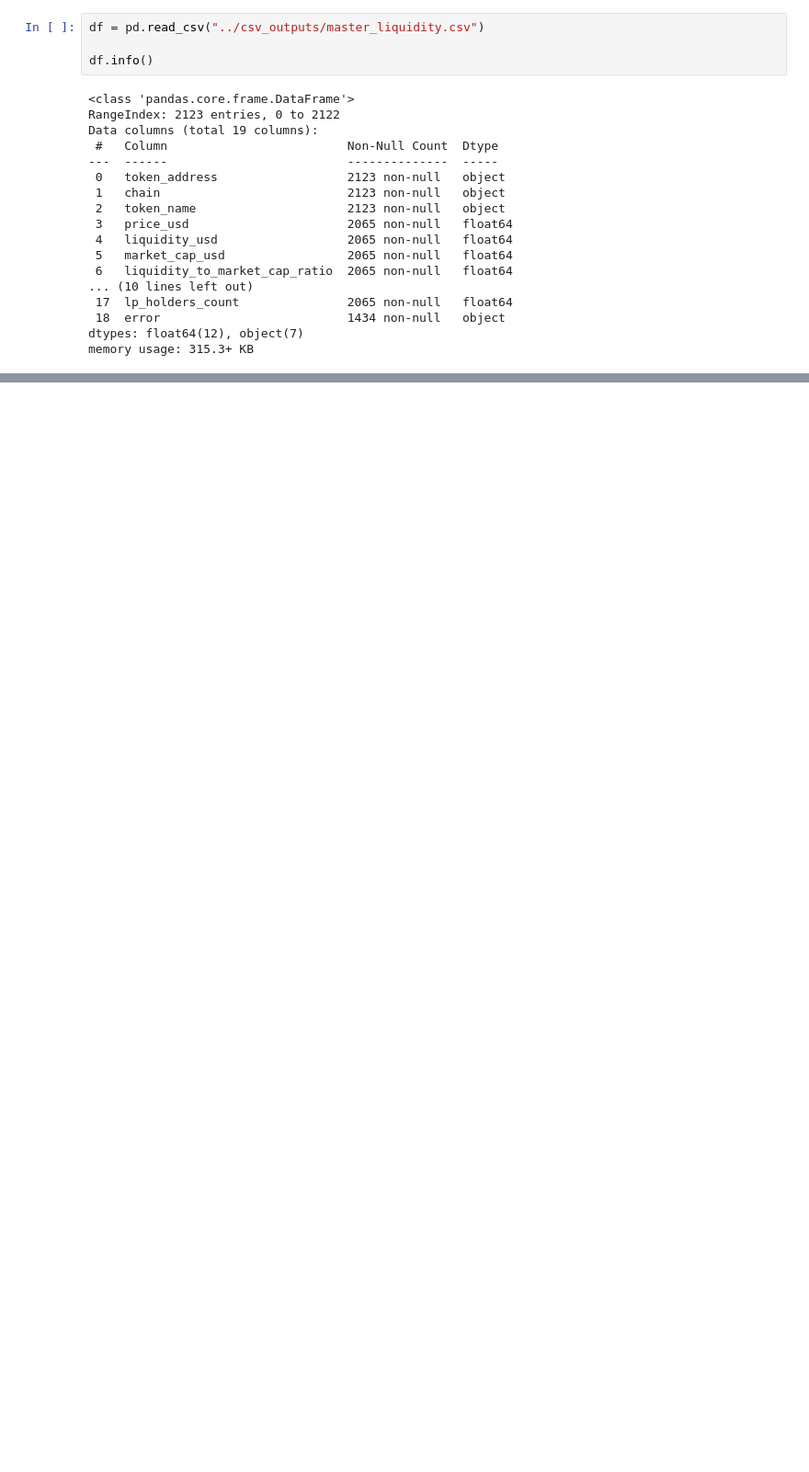
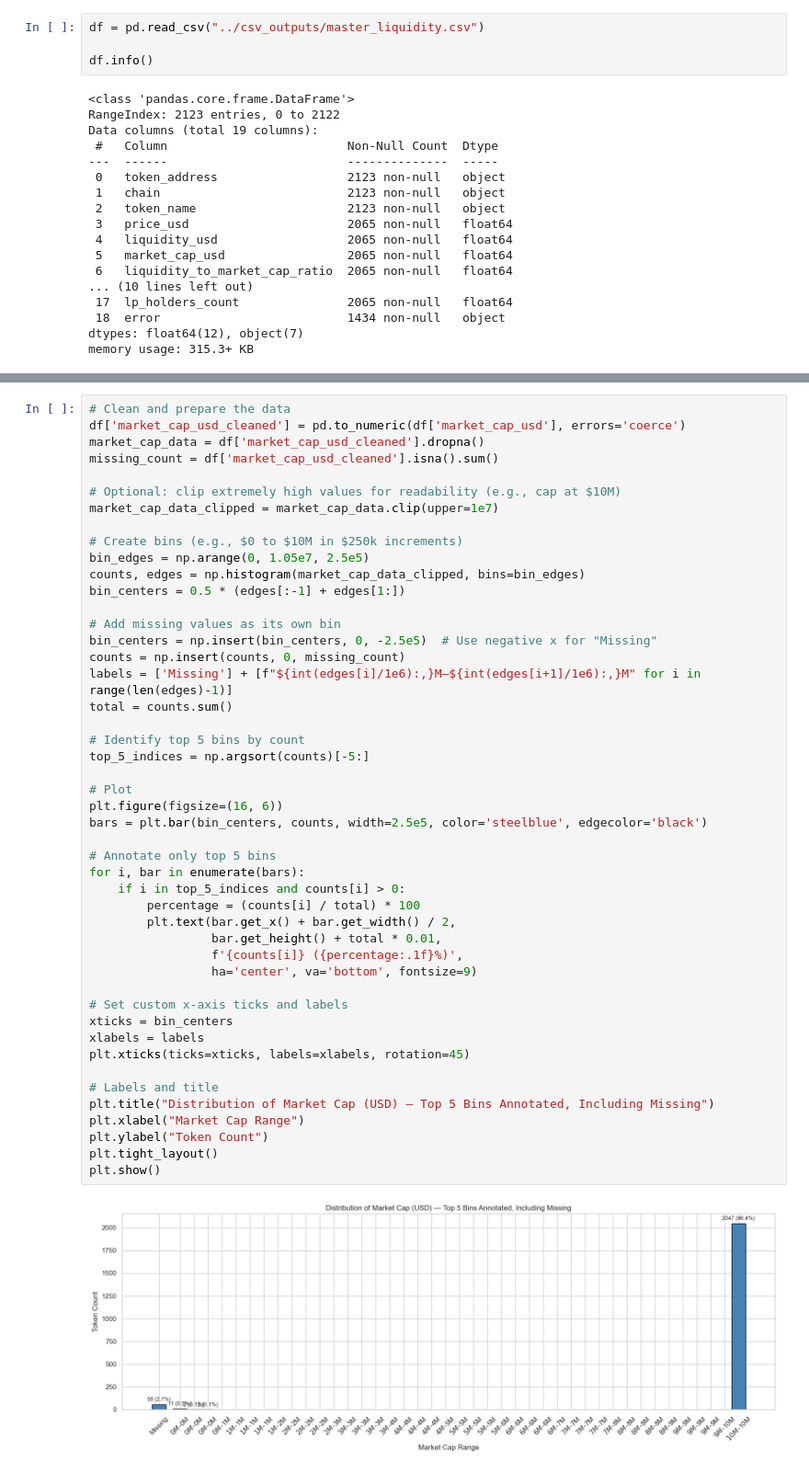
Before and after one commit to all-1807355/token-analyzer, a Jupyter notebook: data_analysis/liquidity_analysis.ipynb, the cells around one changed output, grey strips where cells are left out. Shown at 92% size. Cells and saved outputs as stored; diff of their text form; blank space fills up the shorter version.

```diff
--- a/data_analysis/liquidity_analysis.ipynb
+++ b/data_analysis/liquidity_analysis.ipynb
@@ -27,0 +80,49 @@ memory usage: 315.3+ KB
+# %%
+# Clean and prepare the data
+df['market_cap_usd_cleaned'] = pd.to_numeric(df['market_cap_usd'], errors='coerce')
+market_cap_data = df['market_cap_usd_cleaned'].dropna()
+missing_count = df['market_cap_usd_cleaned'].isna().sum()
+
+# Optional: clip extremely high values for readability (e.g., cap at $10M)
+market_cap_data_clipped = market_cap_data.clip(upper=1e7)
+
+# Create bins (e.g., $0 to $10M in $250k increments)
+bin_edges = np.arange(0, 1.05e7, 2.5e5)
+counts, edges = np.histogram(market_cap_data_clipped, bins=bin_edges)
+bin_centers = 0.5 * (edges[:-1] + edges[1:])
+
+# Add missing values as its own bin
+bin_centers = np.insert(bin_centers, 0, -2.5e5)  # Use negative x for "Missing"
+counts = np.insert(counts, 0, missing_count)
+labels = ['Missing'] + [f"${int(edges[i]/1e6):,}M–${int(edges[i+1]/1e6):,}M" for i in range(len(edges)-1)]
+total = counts.sum()
+
+# Identify top 5 bins by count
+top_5_indices = np.argsort(counts)[-5:]
+
+# Plot
+plt.figure(figsize=(16, 6))
+bars = plt.bar(bin_centers, counts, width=2.5e5, color='steelblue', edgecolor='black')
+
+# Annotate only top 5 bins
+for i, bar in enumerate(bars):
+    if i in top_5_indices and counts[i] > 0:
+        percentage = (counts[i] / total) * 100
+        plt.text(bar.get_x() + bar.get_width() / 2,
+                 bar.get_height() + total * 0.01,
+                 f'{counts[i]} ({percentage:.1f}%)',
+                 ha='center', va='bottom', fontsize=9)
+
+# Set custom x-axis ticks and labels
+xticks = bin_centers
+xlabels = labels
+plt.xticks(ticks=xticks, labels=xlabels, rotation=45)
+
+# Labels and title
+plt.title("Distribution of Market Cap (USD) — Top 5 Bins Annotated, Including Missing")
+plt.xlabel("Market Cap Range")
+plt.ylabel("Token Count")
+plt.tight_layout()
+plt.show()
+# %% [output]
+[figure, added]
```
Also changed, not shown: parts of 14 cells of this notebook, 1 other file.
